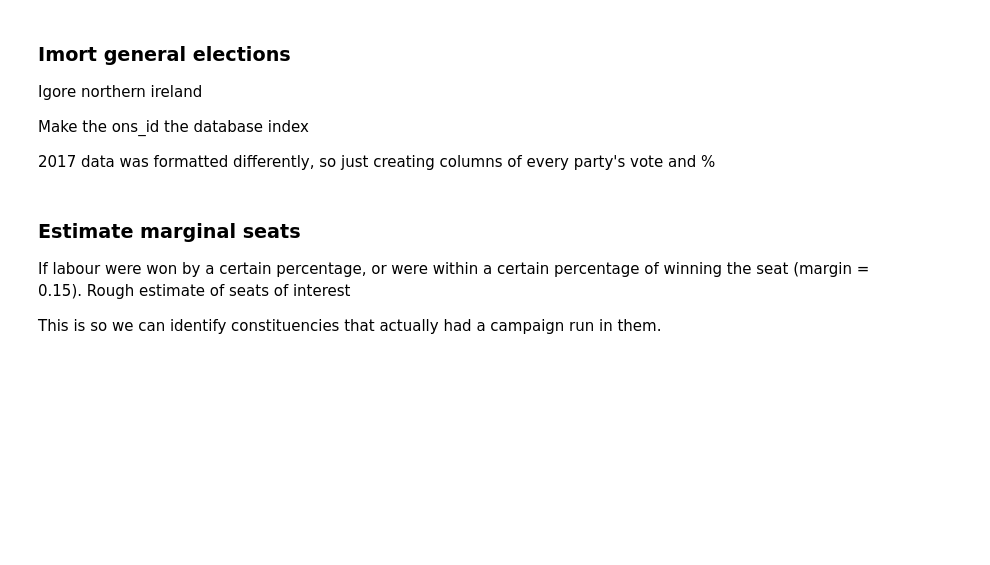
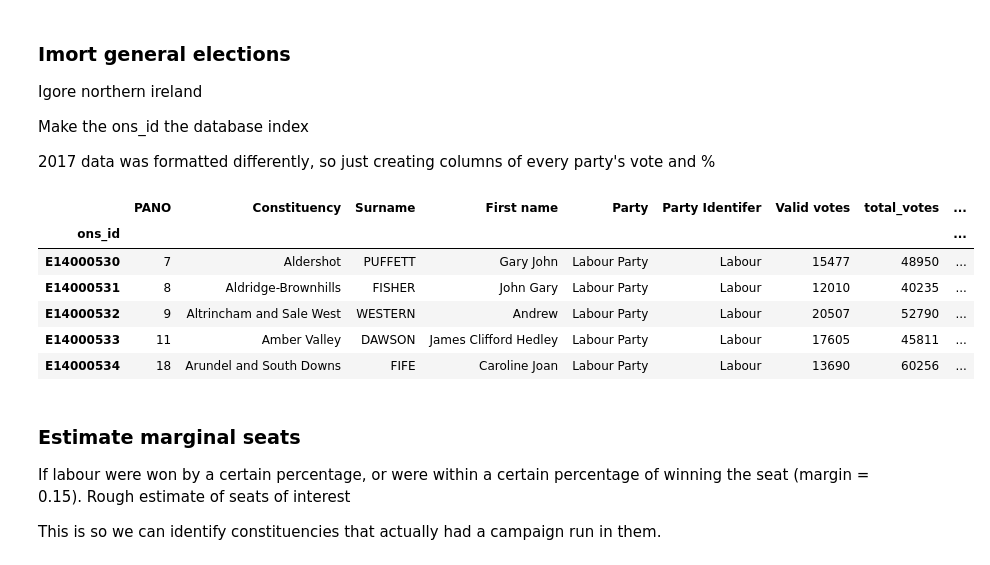
Before and after one commit to velocirobbie/labour-campaigns, a Jupyter notebook: anomalously_good_labour_seats.ipynb, the cells around one changed output. Saved outputs shown, nothing was run; the diff lists cells and outputs as text; code cells hidden in the pictures; blank space fills up the shorter version.

```diff
--- a/anomalously_good_labour_seats.ipynb
+++ b/anomalously_good_labour_seats.ipynb
@@ -32,25 +32,34 @@ ge15 = ge15.drop(columns='ons_id')
 # %%
 ge17 = pd.read_csv('2017 UKPGE electoral data 4.csv',encoding = "ISO-8859-1")
 ge17 = ge17.rename(columns={'ONS Code':'ons_id'})
 total_votes = ge17[['ons_id','Valid votes']].groupby('ons_id').sum()
 
 p = {'ukip':'UKIP',
      'ld':'Liberal Democrats',
      'lab':'Labour',
      'con':'Conservative',
      'snp':'SNP',
      'grn':'Green Party'}
 
 ge17 = ge17.merge(total_votes.rename(columns={'Valid votes':'total_votes'}), on='ons_id')
 for party in p:
     mask = ge17['Party Identifer'] == p[party]
     ge17_party = ge17[mask].rename(columns={'Valid votes':party})
     ge17 = ge17.merge(ge17_party[['ons_id',party]],on='ons_id',how='left').fillna(0)
     ge17[party+'_pc'] = ge17[party] / ge17['total_votes']
 
 ge17 = ge17[ ge17['Party Identifer']=='Labour' ]
 ge17.index = ge17['ons_id']
 ge17 = ge17.drop(columns='ons_id')
+ge17.head()
+# %% [output]
+|  | PANO | Constituency | Surname | First name | Party | Party Identifer | Valid votes | total_votes | ... |
+| ons_id |  |  |  |  |  |  |  |  | ... |
+| E14000530 | 7 | Aldershot | PUFFETT | Gary John | Labour Party | Labour | 15477 | 48950 | ... |
+| E14000531 | 8 | Aldridge-Brownhills | FISHER | John Gary | Labour Party | Labour | 12010 | 40235 | ... |
+| E14000532 | 9 | Altrincham and Sale West | WESTERN | Andrew | Labour Party | Labour | 20507 | 52790 | ... |
+| E14000533 | 11 | Amber Valley | DAWSON | James Clifford Hedley | Labour Party | Labour | 17605 | 45811 | ... |
+| E14000534 | 18 | Arundel and South Downs | FIFE | Caroline Joan | Labour Party | Labour | 13690 | 60256 | ... |
 # %%
 # some useful functions
 def onsid_from_name(name):
```
Also changed, not shown: parts of 3 cells of this notebook, 4 other files.
